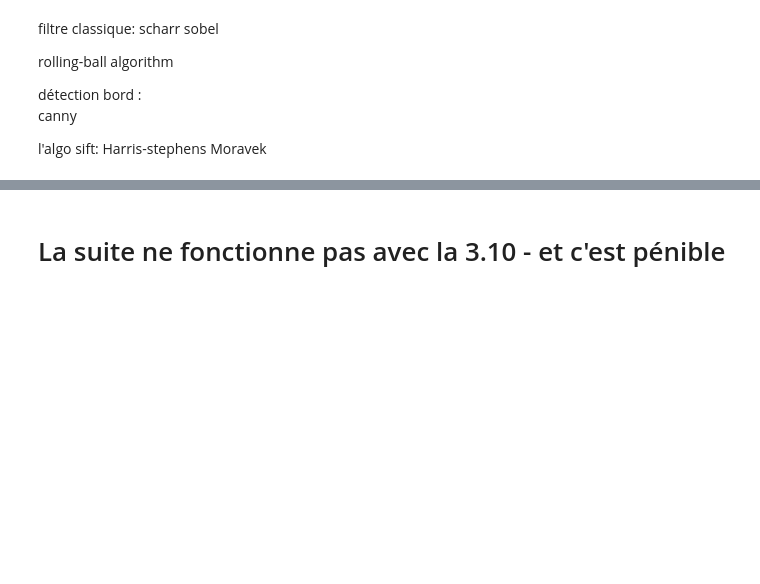
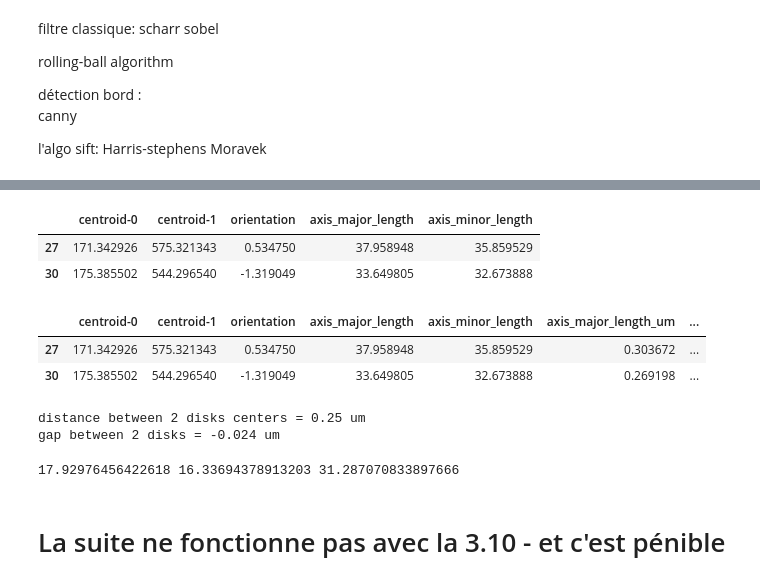
Before and after one commit to TestaVuota/ImageAnalysis, a Jupyter notebook: WilliamIm/detection_ellipse.ipynb, the cells around one changed output, grey strips where cells are left out. Cells and saved outputs as stored; diff of their text form; code cells hidden in the pictures; blank space fills up the shorter version.

```diff
--- a/WilliamIm/detection_ellipse.ipynb
+++ b/WilliamIm/detection_ellipse.ipynb
@@ -219,2 +410,63 @@ pd.DataFrame(props)
+# %%
+
+selectedDisks = [28, 31]
+
+frame = []
+for selectedDisk in selectedDisks:
+    frame.append(ssp.loc[(ssp.index==int(selectedDisk-1))])
+selectedDisksFrame = pd.concat(frame)
+
+display(selectedDisksFrame)
+
+# display(ssp.iloc[[28,31]])
+# display(ssp.loc[(ssp.index==elements)])
+# print(elements[0])
+# %% [output]
+|  | centroid-0 | centroid-1 | orientation | axis_major_length | axis_minor_length |
+| 27 | 171.342926 | 575.321343 | 0.534750 | 37.958948 | 35.859529 |
+| 30 | 175.385502 | 544.296540 | -1.319049 | 33.649805 | 32.673888 |
+# %%
+# Enregistrement et calculs
+
+# pxlMetric = imageMetric/imArrayMetricShape[0]*1e3
+# print(f'pxlMetric: {pxlMetric} nm')
+
+def TrueLength(pxlLength, coeff:float = pxlMetric):
+    return pxlLength*coeff*1e-3
+
+def DistanceBtwCenters(coordCenter1:tuple, coordCenter2:tuple):
+    x1, y1 = coordCenter1; x2, y2 = coordCenter2
+    return np.sqrt( (x1-x2)**2 + (y1-y2)**2 )
+
+coord = selectedDisksFrame
+# display(coord)
+
+# coordCenter, coordRadius = coord[['centroid-0', 'centroid-1']].to_numpy(), coord[['axis_major_length', 'axis_minor_length']].to_numpy()
+coordCenter, coordRadius = coord[['centroid-0', 'centroid-1']].to_numpy(), coord[['axis_minor_length']].to_numpy()
+# print(f"coordCenter: {coordCenter}\ncoordRadius: {coordRadius}")
+
+coord[['axis_major_length_um', 'axis_minor_length_um']] = coord.apply(
+    lambda x: TrueLength( x[['axis_major_length','axis_minor_length']]), axis=1)
+display(coord)
+
+distancebtw2centers = DistanceBtwCenters(coordCenter1=coordCenter[0,:], coordCenter2=coordCenter[1,:])
+r =  round( TrueLength( distancebtw2centers ) , 3)
+print(f'distance between 2 disks centers = {r} um')
+
+# calcul du gap entre 2 diques
+radius1, radius2 = coordRadius[0, :].mean()/2, coordRadius[1, :].mean()/2
+spacebtw2disks = distancebtw2centers - ( radius1 + radius2 )
+gapinµm = round( TrueLength( spacebtw2disks ) , 3)
+print(f'gap between 2 disks = {gapinµm} um')
+# %% [output]
+|  | centroid-0 | centroid-1 | orientation | axis_major_length | axis_minor_length | axis_major_length_um | ... |
+| 27 | 171.342926 | 575.321343 | 0.534750 | 37.958948 | 35.859529 | 0.303672 | ... |
+| 30 | 175.385502 | 544.296540 | -1.319049 | 33.649805 | 32.673888 | 0.269198 | ... |
+distance between 2 disks centers = 0.25 um
+gap between 2 disks = -0.024 um
+# %%
+print(radius1, radius2, distancebtw2centers)
+# %% [output]
+17.92976456422618 16.33694378913203 31.287070833897666
 # %% [markdown]
 # La suite ne fonctionne pas avec la 3.10 - et c'est pénible
```
Also changed, not shown: parts of 16 cells of this notebook, 2 other files.
